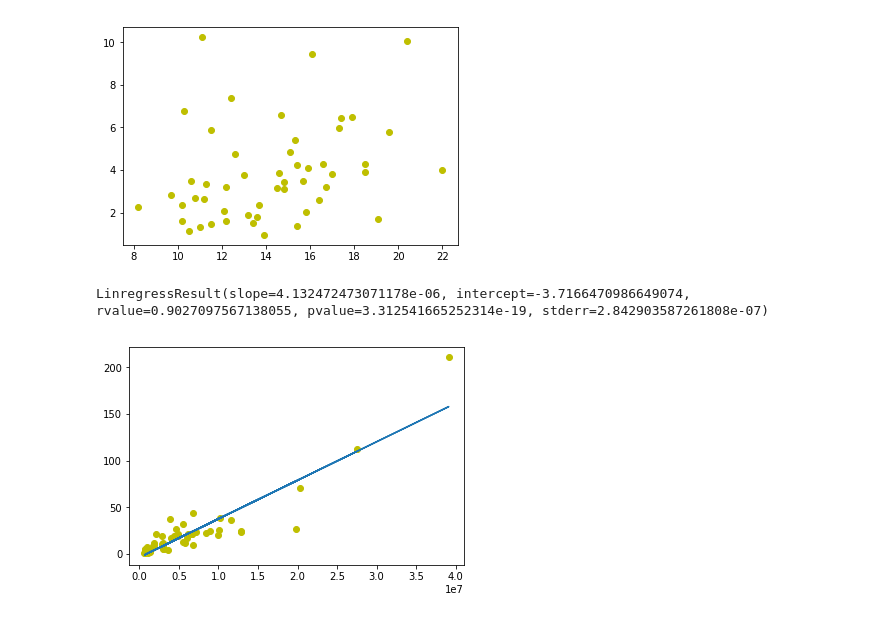
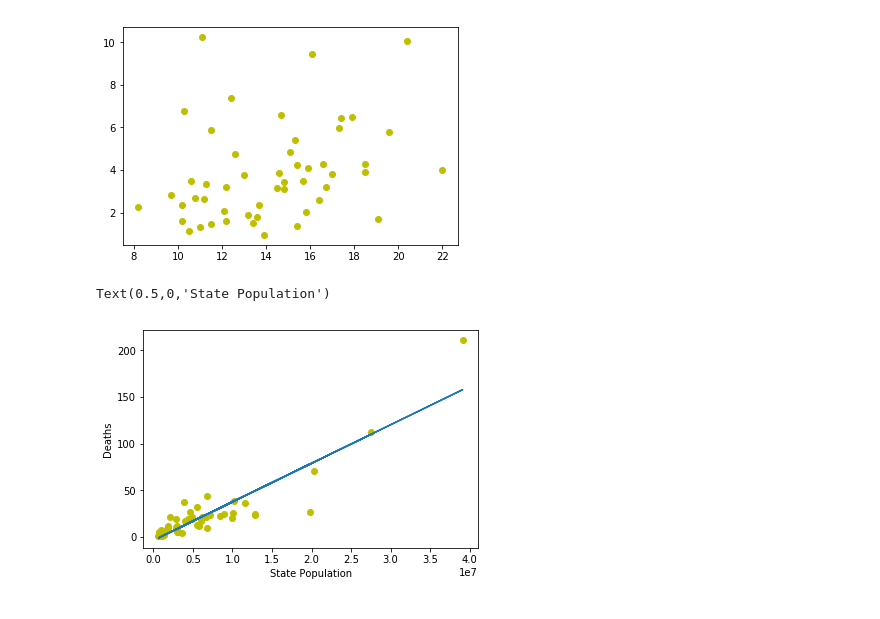
Before and after one commit to eme198project/police_data_analysis, a Jupyter notebook: LinReg.ipynb, the cells around one changed output. Saved outputs shown, nothing was run; the diff lists cells and outputs as text; code cells hidden in the pictures.

```diff
--- a/LinReg.ipynb
+++ b/LinReg.ipynb
@@ -40,9 +40,11 @@ plt.plot(df15['Poverty'],df15['DeathsNorm'], 'yo',)
 # %%
 # Regression line and results for populations (predictor variable) to death (response variable)
 model = np.polyfit(df15state['Population'], df15state['Deaths'],1)
 modelFit = np.poly1d(model)
 plt.plot(df15state['Population'],df15state['Deaths'], 'yo',df15state['Population'], modelFit(df15state['Population']))
 linregress(df15state['Population'], df15state['Deaths']) #x and y are arrays or lists.
+plt.ylabel('Deaths')
+plt.xlabel('State Population')
 # %% [output]
-LinregressResult(slope=4.132472473071178e-06, intercept=-3.7166470986649074, rvalue=0.9027097567138055, pvalue=3.312541665252314e-19, stderr=2.842903587261808e-07)
+Text(0.5,0,'State Population')
-[figure, old version]
+[figure, new version]
```
Also changed, not shown: parts of 3 cells of this notebook.
